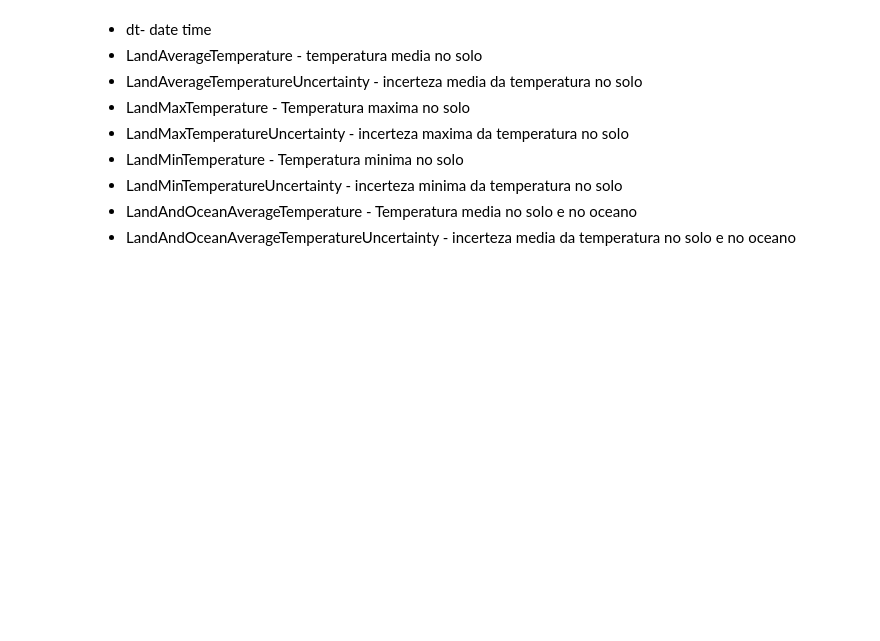
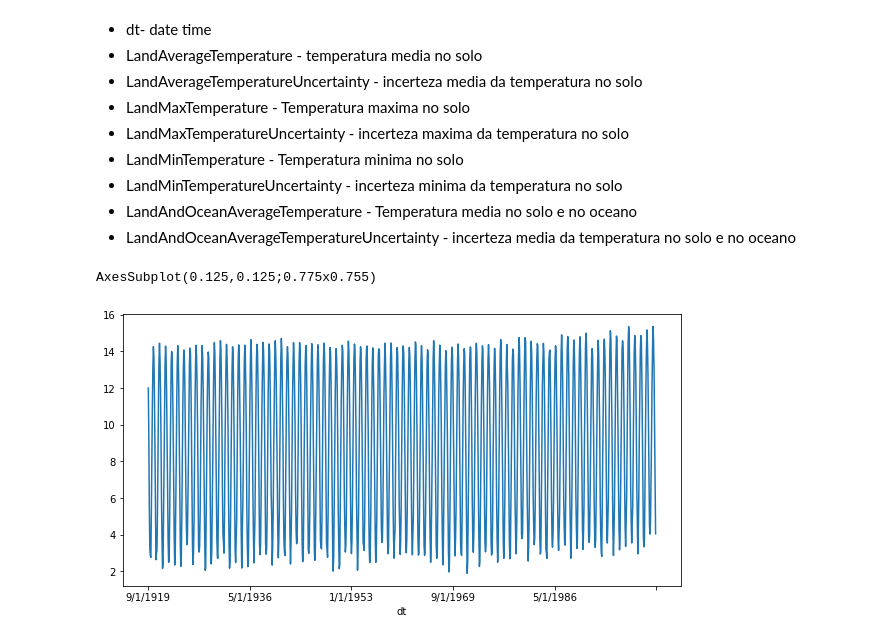
Before and after one commit to JoaoQueiros/CSC, a Jupyter notebook: Dataset2/2.Data_Analysis.ipynb, the cells around one changed output. Cells and saved outputs as stored; diff of their text form; code cells hidden in the pictures; blank space fills up the shorter version.

```diff
--- a/Dataset2/2.Data_Analysis.ipynb
+++ b/Dataset2/2.Data_Analysis.ipynb
@@ -31,8 +31,11 @@ boxplot_1 = dataframe.boxplot(column=['LandAverageTemperature','LandAverageTempe
                             grid=False, rot=45, fontsize=15)
 print(boxplot_1)
 # %%
-graph_1 = dataframe['LandAverageTemperature'].plot(figsize=(10,5))
+graph_1 = dataframe['LandAverageTemperature'].iloc[2000:3000].plot(figsize=(10,5))
 print(graph_1)
+# %% [output]
+AxesSubplot(0.125,0.125;0.775x0.755)
+[figure, added]
 # %%
 graph_2 = dataframe['LandAverageTemperatureUncertainty'].plot(figsize=(10,5))
 print(graph_2)
```
Also changed, not shown: 3 other files.
